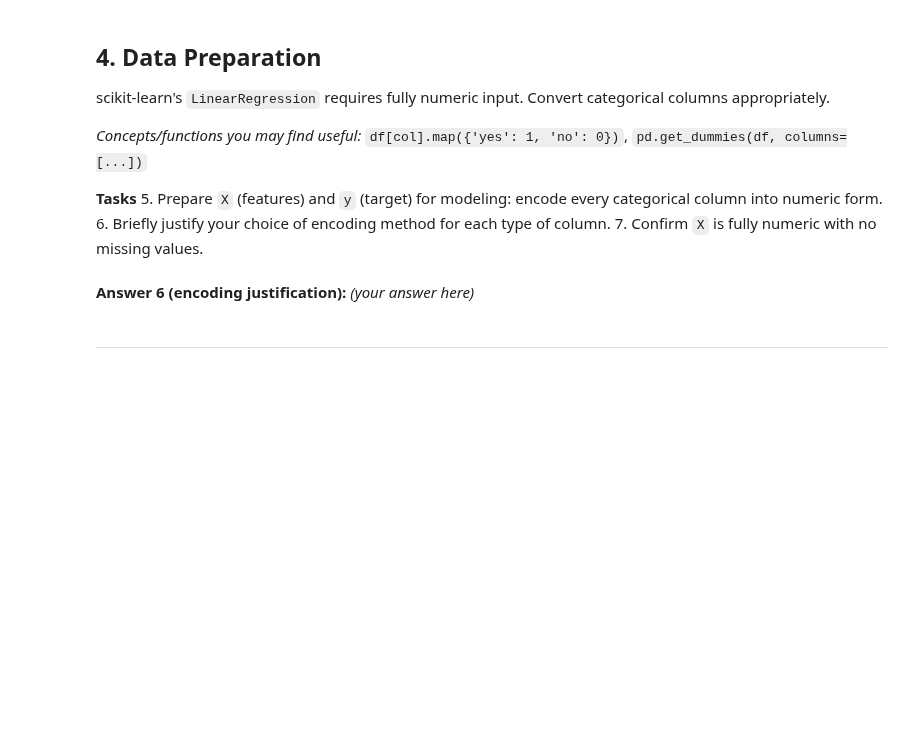
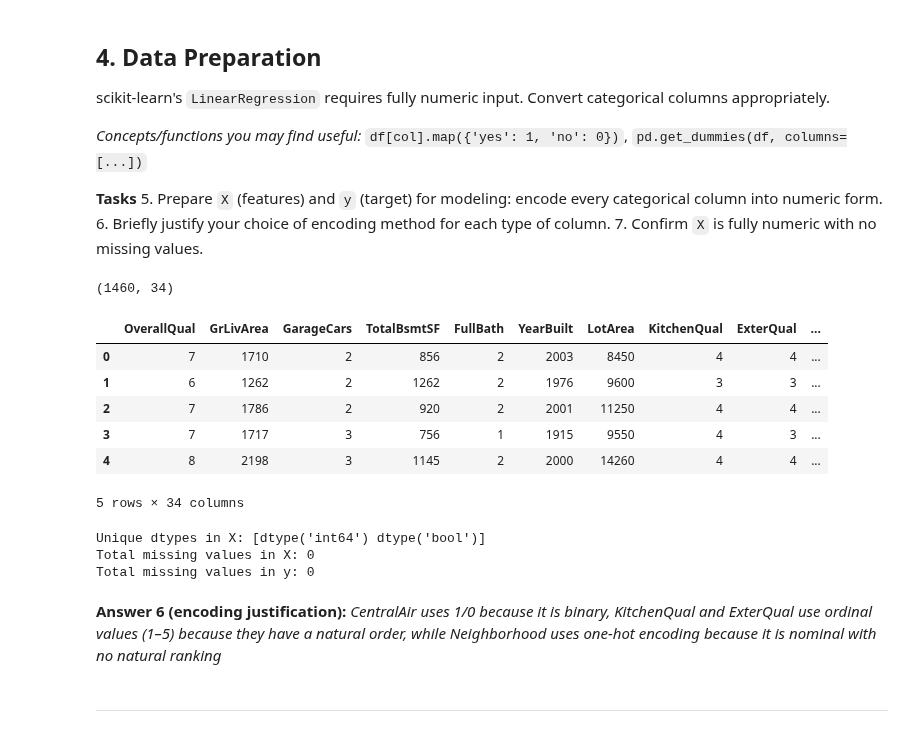
Before and after one commit to msufianchoohan/ml-lab, a Jupyter notebook: LAB 05/Lab5_Linear_Regression_Template.ipynb, the cells around one changed output. Cells and saved outputs as stored; diff of their text form; code cells hidden in the pictures; blank space fills up the shorter version.

```diff
--- a/LAB 05/Lab5_Linear_Regression_Template.ipynb
+++ b/LAB 05/Lab5_Linear_Regression_Template.ipynb
@@ -60,0 +59,14 @@ _(your answer here)_
+# %%
+# Task 3 — load and inspect the dataset
+train = pd.read_csv("train.csv")
+
+print("Shape:", train.shape)
+print()
+train.info()
+print()
+print(train.head())
+print()
+print(train.describe())
+print()
+print("SalePrice summary:")
+print(train["SalePrice"].describe())
@@ -94,8 +122,47 @@ scikit-learn's `LinearRegression` requires fully numeric input. Convert categori
+# %%
+# Task 5 — define X and y, encode categorical columns
+num_features = ["OverallQual", "GrLivArea", "GarageCars", "TotalBsmtSF",
+                 "FullBath", "YearBuilt", "LotArea"]
+cat_features = ["Neighborhood", "KitchenQual", "ExterQual", "CentralAir"]
+selected_features = num_features + cat_features
+
+y = train["SalePrice"]
+X_raw = train[selected_features].copy()
+
+# CentralAir is binary (Y/N) -> map to 1/0
+X_raw["CentralAir"] = X_raw["CentralAir"].map({"Y": 1, "N": 0})
+
+# KitchenQual / ExterQual are ordered quality scales -> ordinal map
+quality_map = {"Po": 1, "Fa": 2, "TA": 3, "Gd": 4, "Ex": 5}
+X_raw["KitchenQual"] = X_raw["KitchenQual"].map(quality_map)
+X_raw["ExterQual"] = X_raw["ExterQual"].map(quality_map)
+
+# Neighborhood is nominal (no inherent order) -> one-hot encode
+X = pd.get_dummies(X_raw, columns=["Neighborhood"], drop_first=True)
+
+print(X.shape)
+X.head()
+# %% [output]
+(1460, 34)
+|  | OverallQual | GrLivArea | GarageCars | TotalBsmtSF | FullBath | YearBuilt | LotArea | KitchenQual | ExterQual | ... |
+| 0 | 7 | 1710 | 2 | 856 | 2 | 2003 | 8450 | 4 | 4 | ... |
+| 1 | 6 | 1262 | 2 | 1262 | 2 | 1976 | 9600 | 3 | 3 | ... |
+| 2 | 7 | 1786 | 2 | 920 | 2 | 2001 | 11250 | 4 | 4 | ... |
+| 3 | 7 | 1717 | 3 | 756 | 1 | 1915 | 9550 | 4 | 3 | ... |
+| 4 | 8 | 2198 | 3 | 1145 | 2 | 2000 | 14260 | 4 | 4 | ... |
+5 rows × 34 columns
 # %%
 # Task 7 — confirm X is fully numeric with no missing values
+print("Unique dtypes in X:", X.dtypes.unique())
+print("Total missing values in X:", X.isnull().sum().sum())
+print("Total missing values in y:", y.isnull().sum())
+# %% [output]
+Unique dtypes in X: [dtype('int64') dtype('bool')]
+Total missing values in X: 0
+Total missing values in y: 0
-# %% [markdown]
-**Answer 6 (encoding justification):**
-_(your answer here)_
+# %% [markdown]
+**Answer 6 (encoding justification):**
+_CentralAir uses 1/0 because it is binary, KitchenQual and ExterQual use ordinal values (1–5) because they have a natural order, while Neighborhood uses one-hot encoding because it is nominal with no natural ranking_
 # %% [markdown]
 ---
 # %% [markdown]
```
Also changed, not shown: parts of 37 cells of this notebook, 1 other file.
